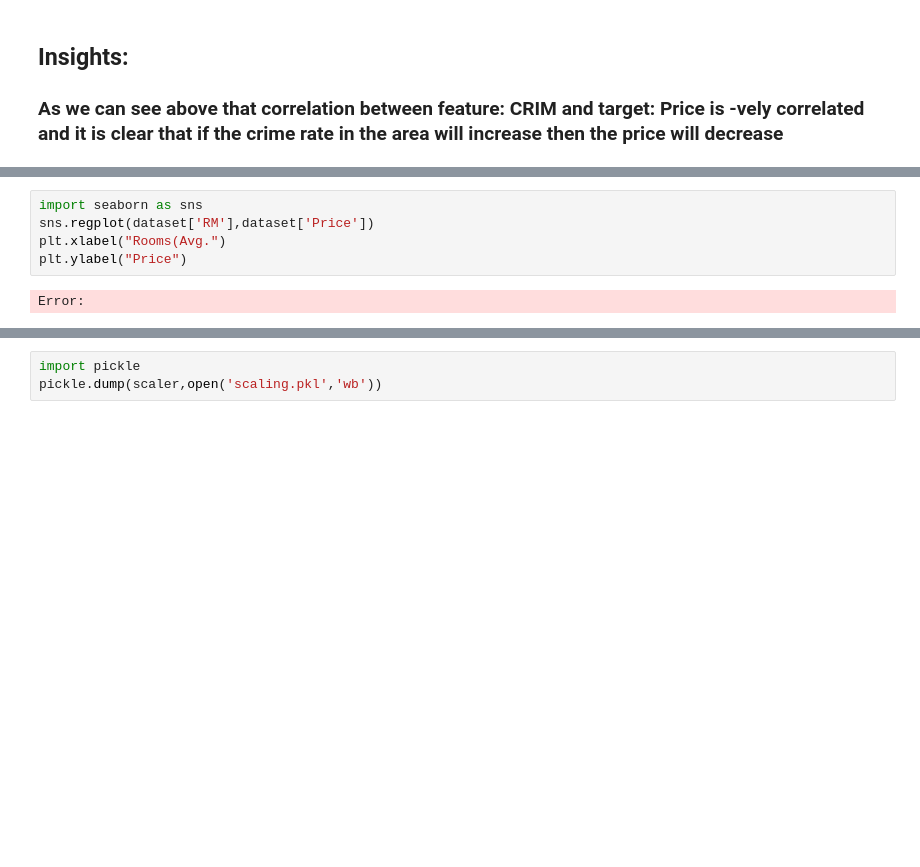
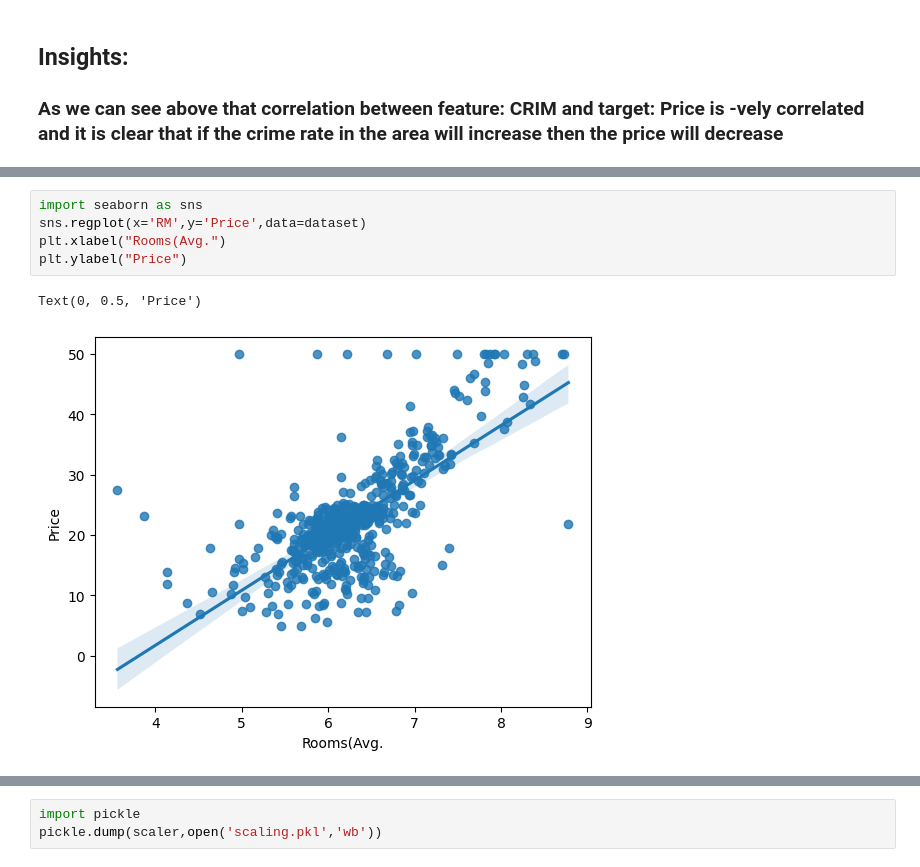
Before and after one commit to jchauhan84/bostonhousepricing, a Jupyter notebook: Linear Regression ML Implementation.ipynb, the cells around one changed output, grey strips where cells are left out. Drawn from its saved outputs; the diff is of its cells as text; blank space fills up the shorter version.

```diff
--- a/Linear Regression ML Implementation.ipynb
+++ b/Linear Regression ML Implementation.ipynb
@@ -109,10 +200,11 @@ Error:
 # %%
 import seaborn as sns
-sns.regplot(dataset['RM'],dataset['Price'])
+sns.regplot(x='RM',y='Price',data=dataset)
 plt.xlabel("Rooms(Avg.")
 plt.ylabel("Price")
 # %% [output]
-Error:
+Text(0, 0.5, 'Price')
+[figure, added]
 # %%
 sns.regplot(x='LSTAT',y='Price',data=dataset)
 # %% [output]
```
Also changed, not shown: parts of 25 cells of this notebook, 3 other files.
